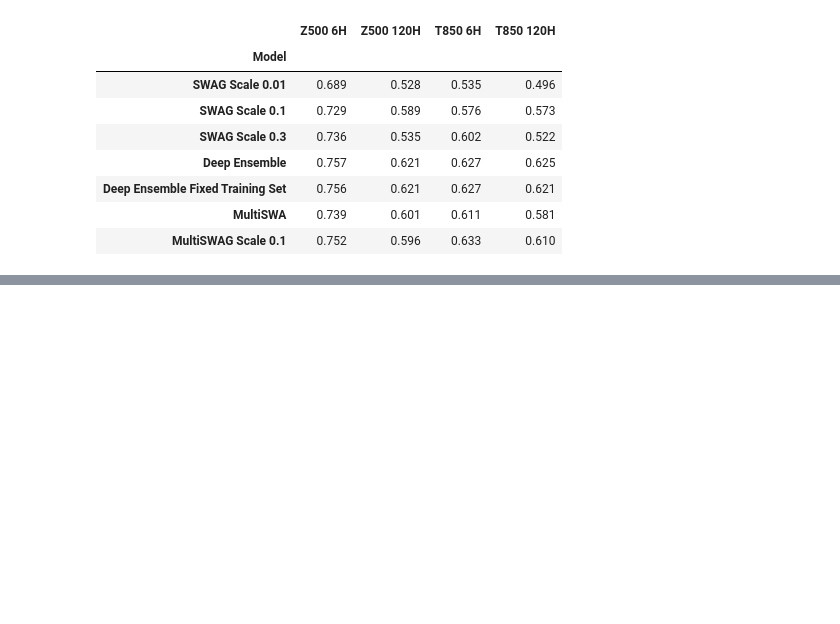
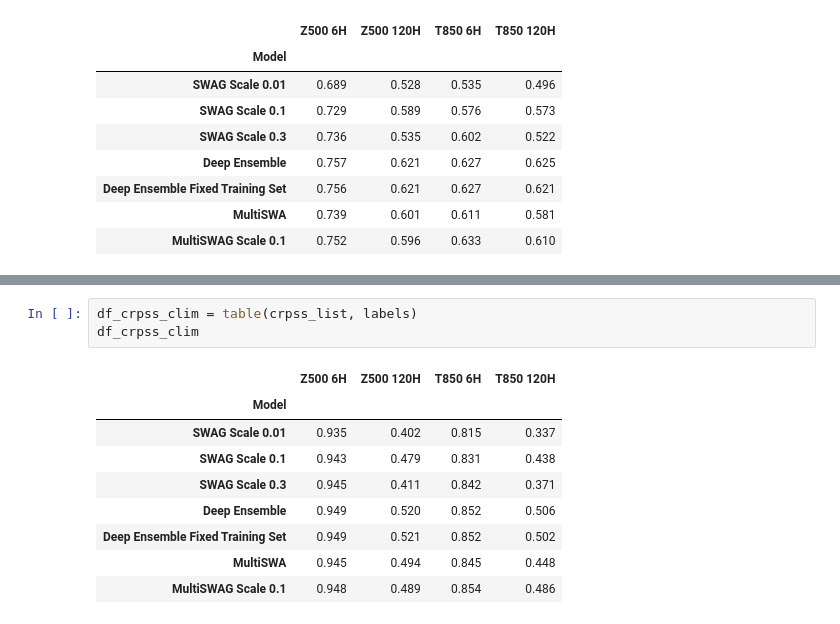
Before and after one commit to yasserhaddad/weather_prediction, a Jupyter notebook: notebooks/results_s02.ipynb, the cells around one changed output, grey strips where cells are left out. Cells and saved outputs as stored; diff of their text form; blank space fills up the shorter version.

```diff
--- a/notebooks/results_s02.ipynb
+++ b/notebooks/results_s02.ipynb
@@ -336,0 +428,13 @@ df_crpss
+# %%
+df_crpss_clim = table(crpss_list, labels)
+df_crpss_clim
+# %% [output]
+|  | Z500 6H | Z500 120H | T850 6H | T850 120H |
+| Model |  |  |  |  |
+| SWAG Scale 0.01 | 0.935 | 0.402 | 0.815 | 0.337 |
+| SWAG Scale 0.1 | 0.943 | 0.479 | 0.831 | 0.438 |
+| SWAG Scale 0.3 | 0.945 | 0.411 | 0.842 | 0.371 |
+| Deep Ensemble | 0.949 | 0.520 | 0.852 | 0.506 |
+| Deep Ensemble Fixed Training Set | 0.949 | 0.521 | 0.852 | 0.502 |
+| MultiSWA | 0.945 | 0.494 | 0.845 | 0.448 |
+| MultiSWAG Scale 0.1 | 0.948 | 0.489 | 0.854 | 0.486 |
```
Also changed, not shown: parts of 3 cells of this notebook, 6 other files.
